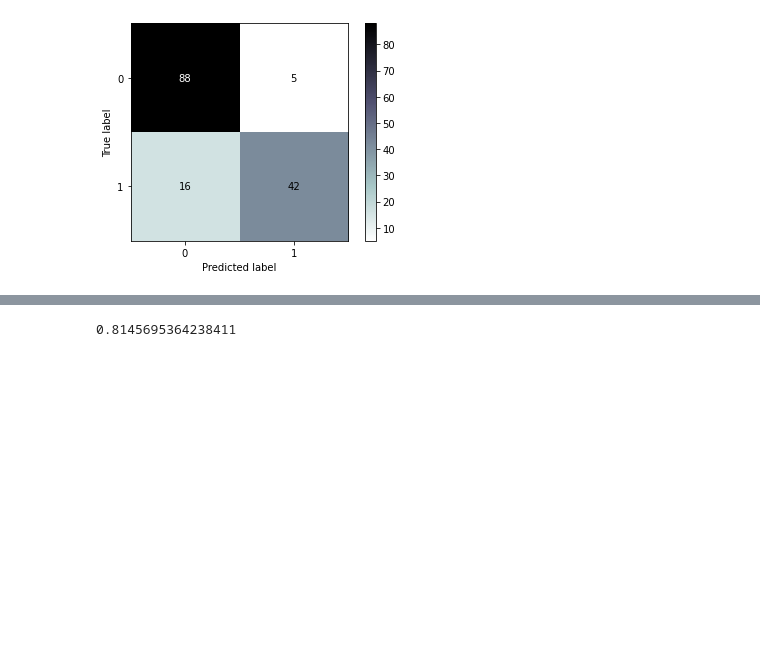
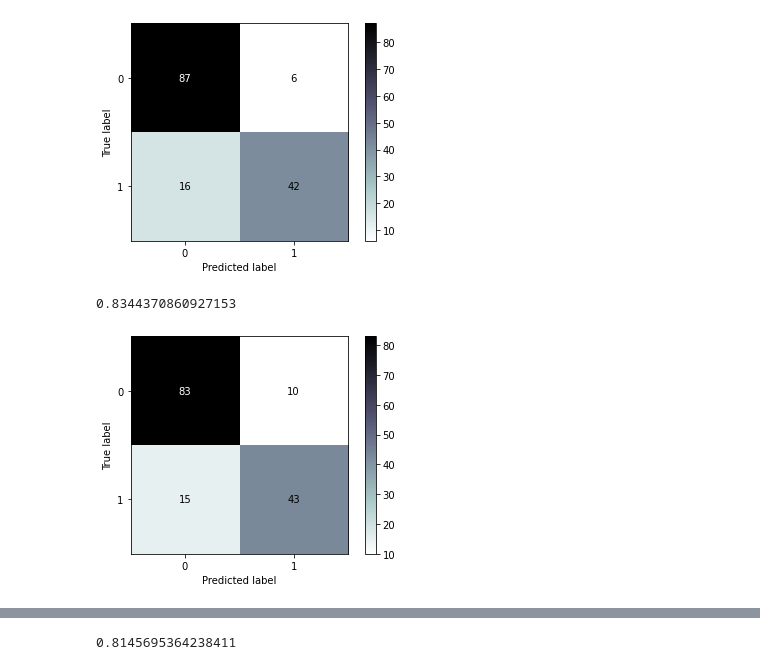
Before and after one commit to konstanzer/classification-exercises, a Jupyter notebook: model.ipynb, the cells around one changed output, grey strips where cells are left out. Drawn from its saved outputs; the diff is of its cells as text; code cells hidden in the pictures; blank space fills up the shorter version.

```diff
--- a/model.ipynb
+++ b/model.ipynb
@@ -81,6 +89,8 @@ X_train, X_dev, y_train, y_dev = train_test_split(X_train, y_train, test_size=17
 # %%
 over = RandomOverSampler(random_state=36)
 X_ros, y_ros = over.fit_resample(X_train, y_train)
+smote = SMOTE(random_state=36)
+X_smote, y_smote = smote.fit_resample(X_train, y_train)
 # %%
 X_train.shape, y_train.shape, X_test.shape, y_test.shape, X_dev.shape, y_dev.shape, X_ros.shape, y_ros.shape
 # %% [output]
@@ -247,6 +258,15 @@ rf2.score(X_dev, y_dev) #better
 plot_confusion_matrix(rf2, X_dev, y_dev, cmap='bone_r');
 # %% [output]
 [figure]
+# %%
+#using synthetic data
+rf_smote = RandomForestClassifier(**params, random_state=36)
+rf_smote.fit(X_smote, y_smote)
+print(rf_smote.score(X_dev, y_dev)) #accuracy
+plot_confusion_matrix(rf_smote, X_dev, y_dev, cmap='bone_r'); #not better
+# %% [output]
+0.8344370860927153
+[figure, added]
 # %%
 #feature importance ranking
 eli5.show_weights(rf2, feature_names=list(X_train.columns))
```
Also changed, not shown: parts of 22 cells of this notebook, 1 other file.
